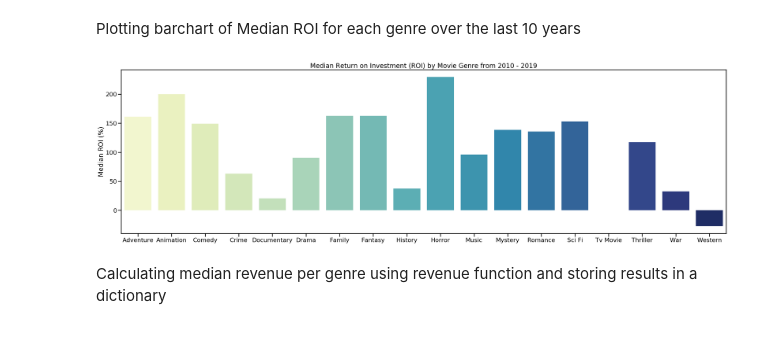
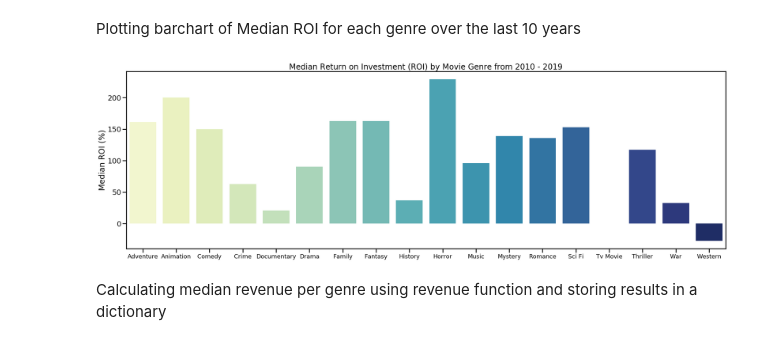
Before and after one commit to swzoeller/Movie-Data-Analysis, a Jupyter notebook: Genre and Budget Analysis.ipynb, the cells around one changed output. Drawn from its saved outputs; the diff is of its cells as text; code cells hidden in the pictures.

```diff
--- a/Genre and Budget Analysis.ipynb
+++ b/Genre and Budget Analysis.ipynb
@@ -190,3 +211,5 @@ clean_titles_10 = list(clean_titles(list(median_roi_genre_10.keys())).values())
+# %%
+median_roi_genre_10["tv_movie"] = 0
 # %%
 ROIs_10 = list(median_roi_genre_10.values())
 # %% [markdown]
@@ -194,14 +217,14 @@ Plotting barchart of Median ROI for each genre over the last 10 years
 # %%
 fig, ax = plt.subplots()
 fig.set_size_inches(size_long)
 ROI_plot_10 = sns.barplot(clean_titles_10, ROIs_10, palette = palette, ax=ax)
 ROI_plot_10.set_title("Median Return on Investment (ROI) by Movie Genre from 2010 - 2019")
 ROI_plot_10.set_ylabel("Median ROI (%)")
-plt.tight_layout()
+plt.xticks(fontsize=18)
 plt.savefig(figpath + "Median ROI Genre 10.png")
 plt.show()
 # %% [output]
-[figure, old version]
+[figure, new version]
 # %% [markdown]
 Calculating median revenue per genre using revenue function and storing results in a dictionary
 # %%
```
Also changed, not shown: parts of 11 cells of this notebook, 6 other files.
